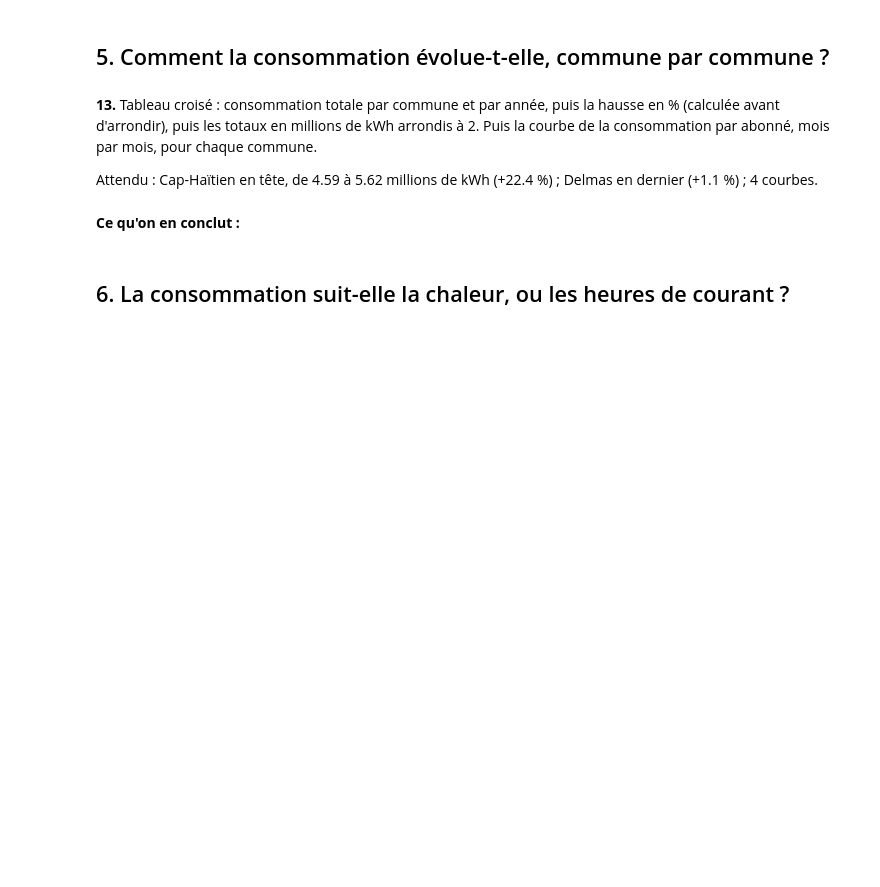
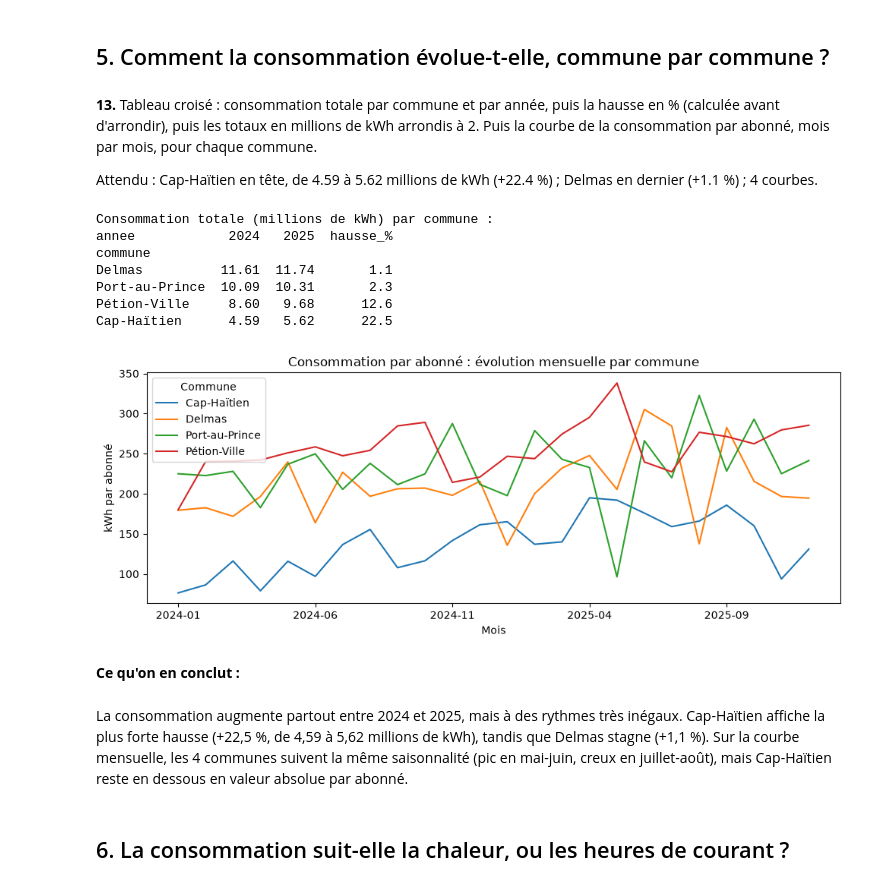
Before and after one commit to HoldyCharmant/exercice-electricite, a Jupyter notebook: exploration.ipynb, the cells around one changed output. Saved outputs shown, nothing was run; the diff lists cells and outputs as text; code cells hidden in the pictures; blank space fills up the shorter version.

```diff
--- a/exploration.ipynb
+++ b/exploration.ipynb
@@ -262,8 +295,47 @@ Attendu : Commercial 393.2, Résidentiel 117.4 ; en tête : Centre-ville (468.7)
 **13.** Tableau croisé : consommation totale par commune et par année, puis la hausse en % (calculée avant d'arrondir), puis les totaux en millions de kWh arrondis à 2. Puis la courbe de la consommation par abonné, mois par mois, pour chaque commune.
 
 Attendu : Cap-Haïtien en tête, de 4.59 à 5.62 millions de kWh (+22.4 %) ; Delmas en dernier (+1.1 %) ; 4 courbes.
+# %%
+import matplotlib.pyplot as plt
+
+# 1. Consommation totale par commune et par année (colonnes en str pour éviter les surprises)
+totaux = propre.pivot_table(index="commune", columns="annee", values="kwh", aggfunc="sum")
+totaux.columns = totaux.columns.astype(str)
+
+# 2. Hausse en % sur les valeurs BRUTES (pas arrondies)
+totaux["hausse_%"] = ((totaux["2025"] / totaux["2024"] - 1) * 100).round(1)
+
+# 3. Affichage en millions, mais SANS toucher à la hausse déjà calculée
+affichage = totaux.copy()
+affichage["2024"] = (affichage["2024"] / 1_000_000).round(2)
+affichage["2025"] = (affichage["2025"] / 1_000_000).round(2)
+print("Consommation totale (millions de kWh) par commune :")
+print(affichage.sort_values("2025", ascending=False))
+
+# 4. Courbe
+evolution = propre.pivot_table(
+    index="mois", columns="commune", values="kwh_par_abonne", aggfunc="mean"
+)
+ax = evolution.plot(kind="line", figsize=(10, 4))
+ax.set_title("Consommation par abonné : évolution mensuelle par commune")
+ax.set_xlabel("Mois")
+ax.set_ylabel("kWh par abonné")
+ax.legend(title="Commune")
+plt.tight_layout()
+plt.show()
+# %% [output]
+Consommation totale (millions de kWh) par commune :
+annee            2024   2025  hausse_%
+commune
+Delmas          11.61  11.74       1.1
+Port-au-Prince  10.09  10.31       2.3
+Pétion-Ville     8.60   9.68      12.6
+Cap-Haïtien      4.59   5.62      22.5
+[figure, added]
 # %% [markdown]
 **Ce qu'on en conclut :**
+# %% [markdown]
+La consommation augmente partout entre 2024 et 2025, mais à des rythmes très inégaux. Cap-Haïtien affiche la plus forte hausse (+22,5 %, de 4,59 à 5,62 millions de kWh), tandis que Delmas stagne (+1,1 %). Sur la courbe mensuelle, les 4 communes suivent la même saisonnalité (pic en mai-juin, creux en juillet-août), mais Cap-Haïtien reste en dessous en valeur absolue par abonné.
 # %% [markdown]
 ## 6. La consommation suit-elle la chaleur, ou les heures de courant ?
 # %% [markdown]
```
Also changed, not shown: parts of 9 cells of this notebook.
